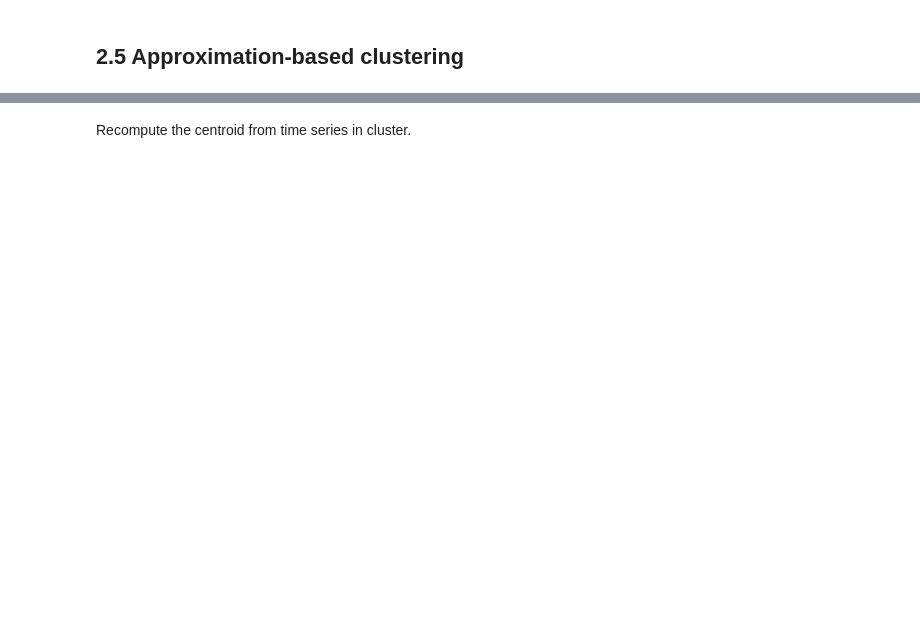
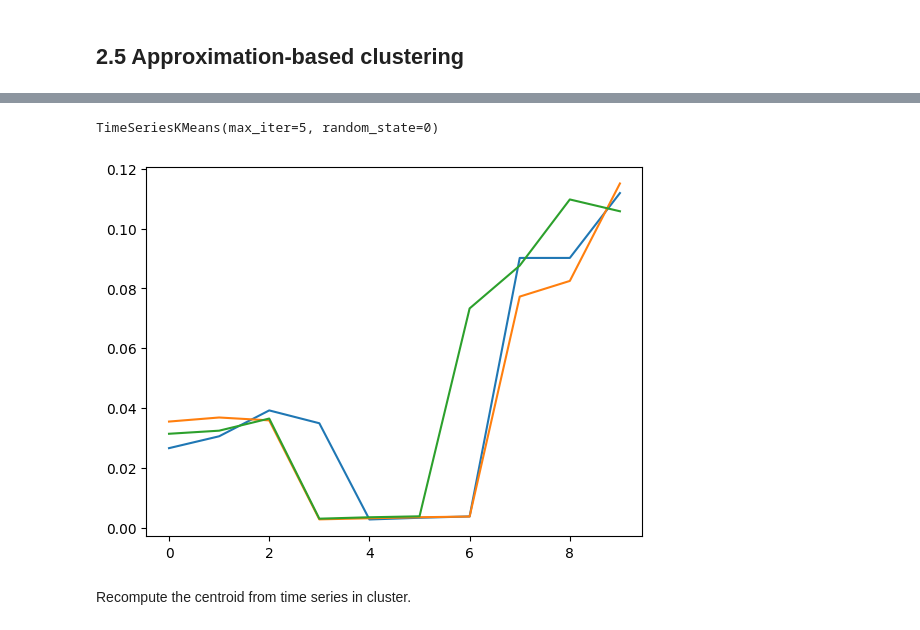
Before and after one commit to biancaziliotto/DataMiningProject, a Jupyter notebook: 4_TSAnalysis.ipynb, the cells around one changed output, grey strips where cells are left out. Cells and saved outputs as stored; diff of their text form; code cells hidden in the pictures; blank space fills up the shorter version.

```diff
--- a/4_TSAnalysis.ipynb
+++ b/4_TSAnalysis.ipynb
@@ -795,9 +941,13 @@ plt.show()
 # %%
-km = TimeSeriesKMeans(n_clusters=3, metric="euclidean", max_iter=5, random_state=0)
-km.fit(X_paa)
+km_paa = TimeSeriesKMeans(n_clusters=3, metric="euclidean", max_iter=5, random_state=0)
+km_paa.fit(X_paa)
+# %% [output]
+TimeSeriesKMeans(max_iter=5, random_state=0)
 # %%
-plt.plot(km.cluster_centers_.reshape(X_paa.shape[1], 3))
+plt.plot(km_paa.cluster_centers_.reshape(X_paa.shape[1], 3))
 plt.show()
+# %% [output]
+[figure, added]
 # %% [markdown]
 Recompute the centroid from time series in cluster.
 # %%
```
Also changed, not shown: parts of 40 cells of this notebook.
